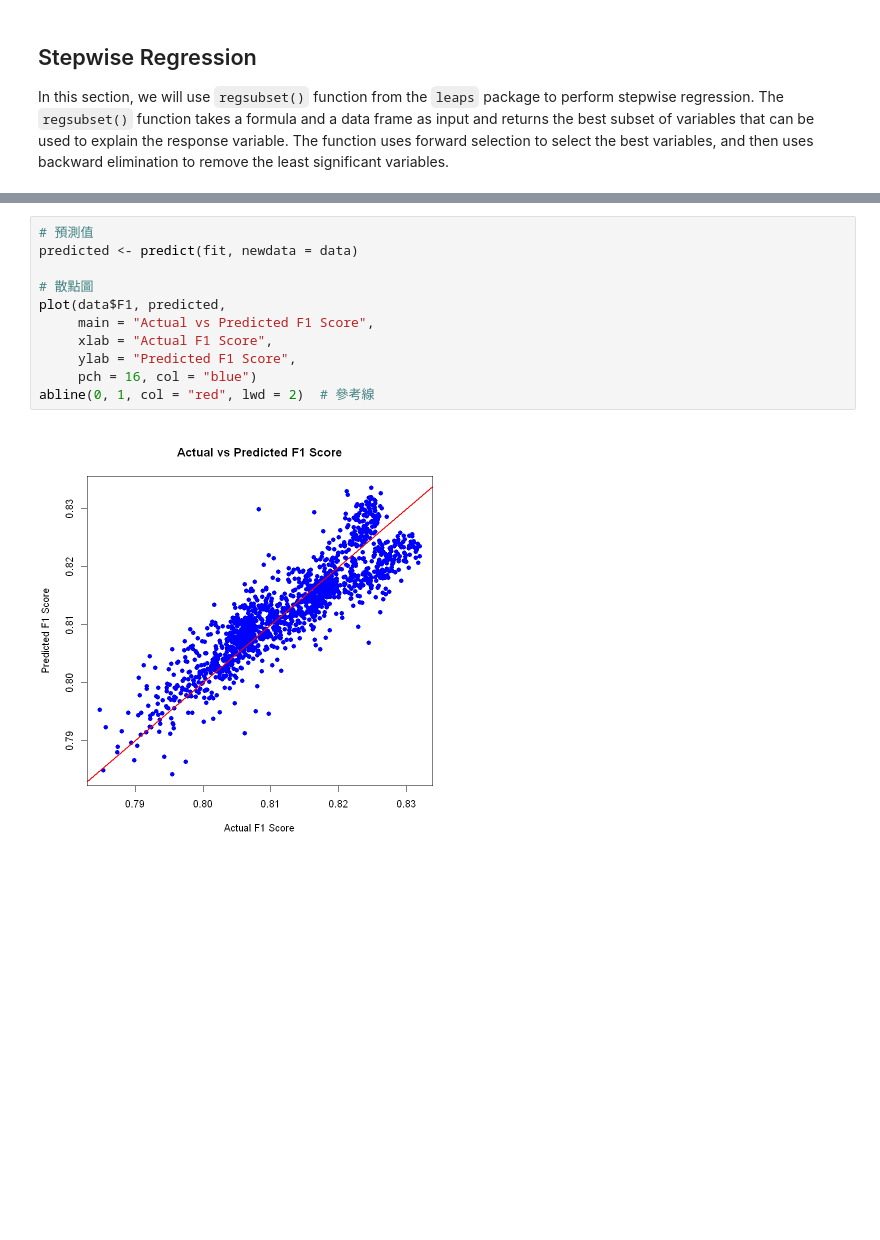
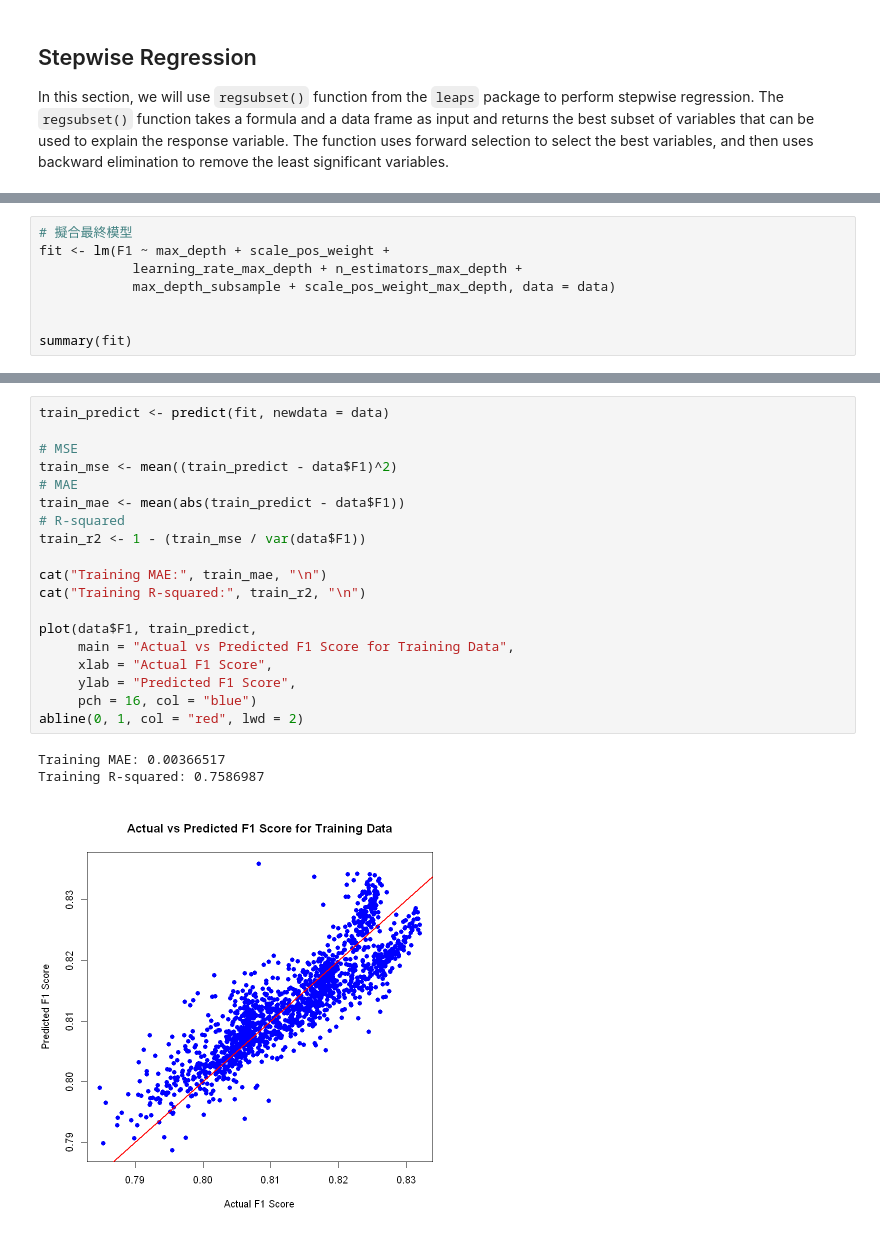
Before and after one commit to omei-ogami/STAT-analysis, a Jupyter notebook: linear_regression.ipynb, the cells around one changed output, grey strips where cells are left out. Cells and saved outputs as stored; diff of their text form; blank space fills up the shorter version.

```diff
--- a/linear_regression.ipynb
+++ b/linear_regression.ipynb
@@ -75,0 +48,8 @@ F-statistic: 436.5 on 13 and 1483 DF,  p-value: < 2.2e-16
+# %%
+# 擬合最終模型
+fit <- lm(F1 ~ max_depth + scale_pos_weight +
+            learning_rate_max_depth + n_estimators_max_depth +
+            max_depth_subsample + scale_pos_weight_max_depth, data = data)
+
+
+summary(fit)
@@ -76,13 +101,23 @@ F-statistic: 436.5 on 13 and 1483 DF,  p-value: < 2.2e-16
 # %%
-# 預測值
-predicted <- predict(fit, newdata = data)
+train_predict <- predict(fit, newdata = data)
 
-# 散點圖
-plot(data$F1, predicted,
-     main = "Actual vs Predicted F1 Score",
+# MSE
+train_mse <- mean((train_predict - data$F1)^2)
+# MAE
+train_mae <- mean(abs(train_predict - data$F1))
+# R-squared
+train_r2 <- 1 - (train_mse / var(data$F1))
+
+cat("Training MAE:", train_mae, "\n")
+cat("Training R-squared:", train_r2, "\n")
+
+plot(data$F1, train_predict,
+     main = "Actual vs Predicted F1 Score for Training Data",
      xlab = "Actual F1 Score",
      ylab = "Predicted F1 Score",
      pch = 16, col = "blue")
-abline(0, 1, col = "red", lwd = 2)  # 參考線
+abline(0, 1, col = "red", lwd = 2)
 # %% [output]
+Training MAE: 0.00366517
+Training R-squared: 0.7586987
-[figure, old version]
+[figure, new version]
```
Also changed, not shown: parts of 19 cells of this notebook, 1 other file.
